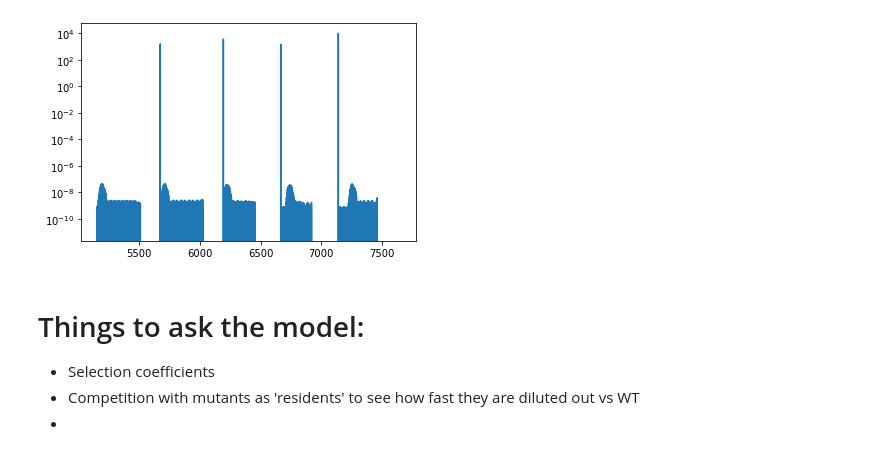
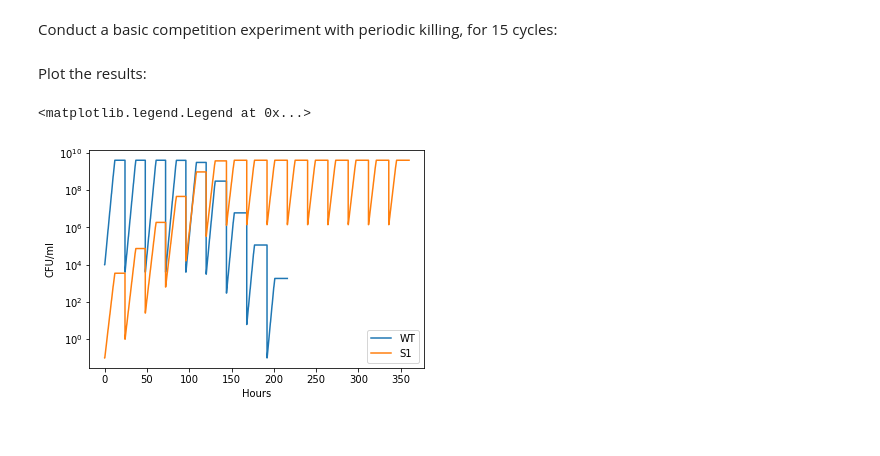
Before and after one commit to nnordhol/ODEvolution, a Jupyter notebook: Evo_exp_ODEvolution.ipynb, the cells around one changed output. Cells and saved outputs as stored; diff of their text form; code cells hidden in the pictures.

Commit message:
First release

```diff
--- a/Evo_exp_ODEvolution.ipynb
+++ b/Evo_exp_ODEvolution.ipynb
@@ -360,3 +70,0 @@ Start an experiment with just the wild-type:
-# %%
-exp = Experiment([Genotype(survival=clonefractions[-1])])
-exp.conduct_steps(cycles=15, steps=25, mutate=True)
@@ -534,5 +70,0 @@ rs=evs/(evs+wts)
-# %%
-wt = Genotype(mumax = clonemus[-1], survival = clonefractions[-1], n0=10**4, gid='WT')
-mut = Genotype(mumax = clonemus[2], survival = clonefractions[2], n0 = 0.1, gid='Mutant')
-exp = Experiment([wt, mut], poisson=False)
-exp.conduct_steps(cycles=15, stop_after_first_extinct=True)
@@ -621,29 +70,0 @@ Start with equal number WT and mutant cells:
-# %%
-simmus=np.linspace(0,1.4,50)
-simfracs=np.logspace(-7,0,50, base=10)
-wts=np.zeros((len(simmus),len(simfracs)))
-evs=np.zeros((len(simmus),len(simfracs)))
-wt_times = np.zeros((len(simmus),len(simfracs)))
-ev_times = np.zeros((len(simmus),len(simfracs)))
-rs=np.zeros((len(simmus),len(simfracs)))
-ss=np.zeros((len(simmus),len(simfracs)))
-scs = rs=np.zeros((len(simmus),len(simfracs)))
-for i,simmu in enumerate(simmus):
-    for j,simfrac in enumerate(simfracs):
-        wt = Genotype(mumax = clonemus[-1], survival = clonefractions[-1], n0=10**4, gid='WT')
-        mut = Genotype(mumax = simmu, survival = simfrac, n0 = 10**4, gid='Mutant')
-        exp = Experiment([wt, mut], poisson=False)
-        exp.conduct_steps(cycles=15, stop_after_first_extinct=True)
-        wt.survivors[-1]
-        mut.survivors[-1]
-        #ratio = mut.n[-2]/(wt.n[-2]+mut.n[-2])
-        logdiffs = np.diff(np.log(mut.survivors))-np.diff(np.log(wt.survivors))
-        logdiffs = logdiffs[(logdiffs!=-np.inf)&(logdiffs!=np.inf)&(logdiffs!=np.nan)]
-        sc=np.nanmean(logdiffs)
-        wts[i,j]=wt.n[-2]
-        evs[i,j]=mut.n[-2]
-        wt_times[i,j] = wt.ts[-1]
-        ev_times[i,j] = mut.ts[-1]
-        #rs[i,j]=ratio
-        scs[i,j] = sc
-rs=evs/(evs+wts)
@@ -1027,11 +71,2 @@ for evo in evos:
-# %%
-frac_ratios=np.divide(*np.array(evo.fractions[::-1]).T).astype('float')
-plt.plot(np.diff(np.log(frac_ratios))/np.diff(evo.days))
-plt.yscale('log')
-# %% [output]
-[figure, removed]
-# %% [markdown]
-# Things to ask the model:
-- Selection coefficients
-- Competition with mutants as 'residents' to see how fast they are diluted out vs WT
--
+# %% [markdown]
+Conduct a basic competition experiment with periodic killing, for 15 cycles:
@@ -1037,0 +75,12 @@ plt.yscale('log')
+# %% [markdown]
+Plot the results:
+# %%
+plt.figure()
+[plt.plot(g.ts, g.n[:-1], label=g.gid) for g in exp.genotypes]
+plt.yscale('log')
+plt.xlabel('Hours')
+plt.ylabel('CFU/ml')
+plt.legend()
+# %% [output]
+<matplotlib.legend.Legend at 0x...>
+[figure, added]
```
Also changed, not shown: parts of 142 cells of this notebook, 18 other files.
